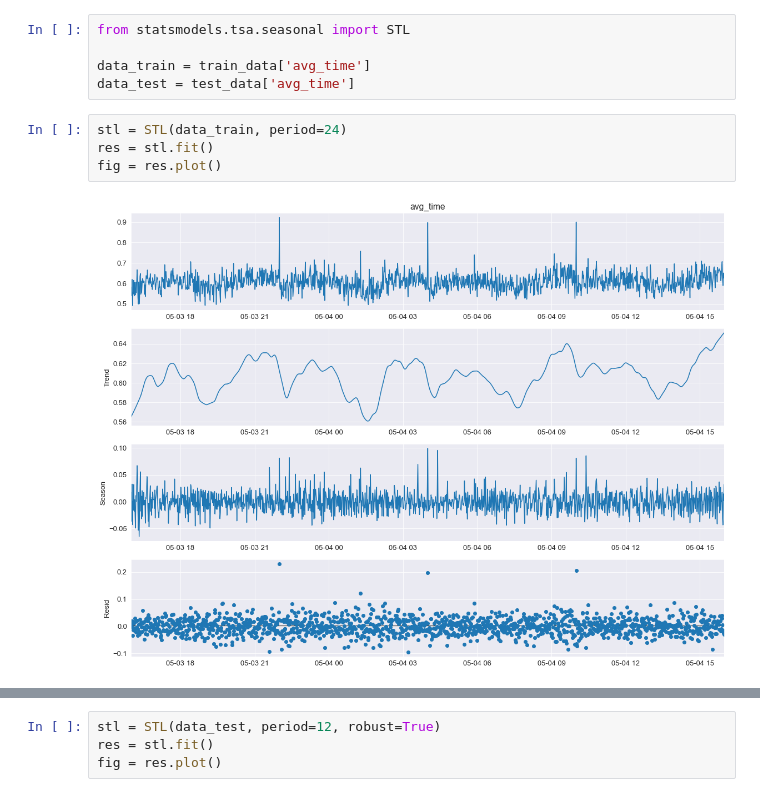
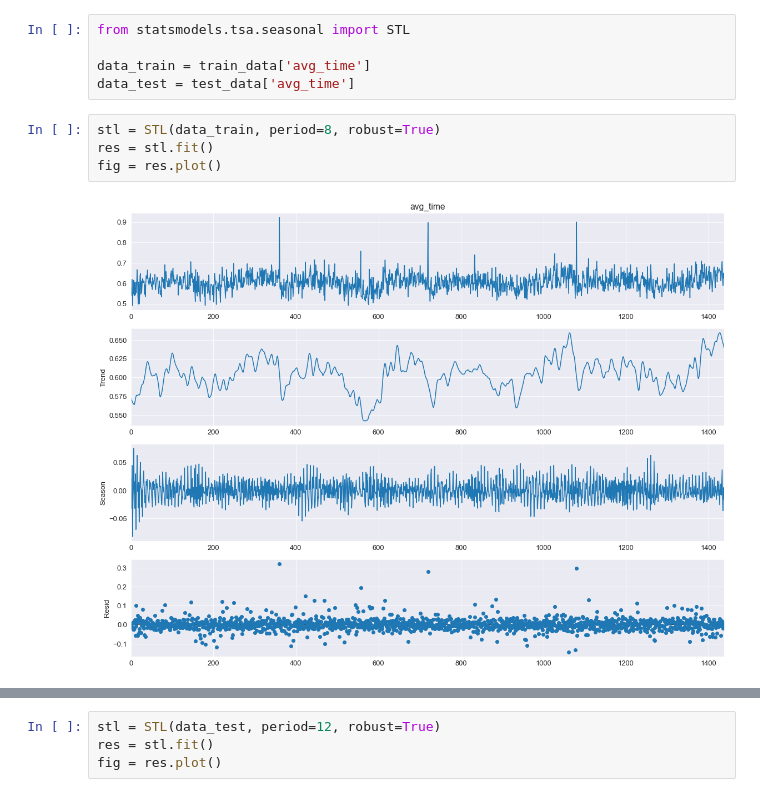
Before and after one commit to meng2468/AIOps-Challenge, a Jupyter notebook: impl/models/esb_detection/notebooks/seas_td_loess.ipynb, the cells around one changed output, grey strips where cells are left out. Drawn from its saved outputs; the diff is of its cells as text.

```diff
--- a/impl/models/esb_detection/notebooks/seas_td_loess.ipynb
+++ b/impl/models/esb_detection/notebooks/seas_td_loess.ipynb
@@ -84,8 +84,8 @@ from statsmodels.tsa.seasonal import STL
 data_train = train_data['avg_time']
 data_test = test_data['avg_time']
 # %%
-stl = STL(data_train, period=24)
+stl = STL(data_train, period=8, robust=True)
 res = stl.fit()
 fig = res.plot()
 # %% [output]
-[figure, old version]
+[figure, new version]
```
Also changed, not shown: parts of 4 cells of this notebook, 1 other file.
